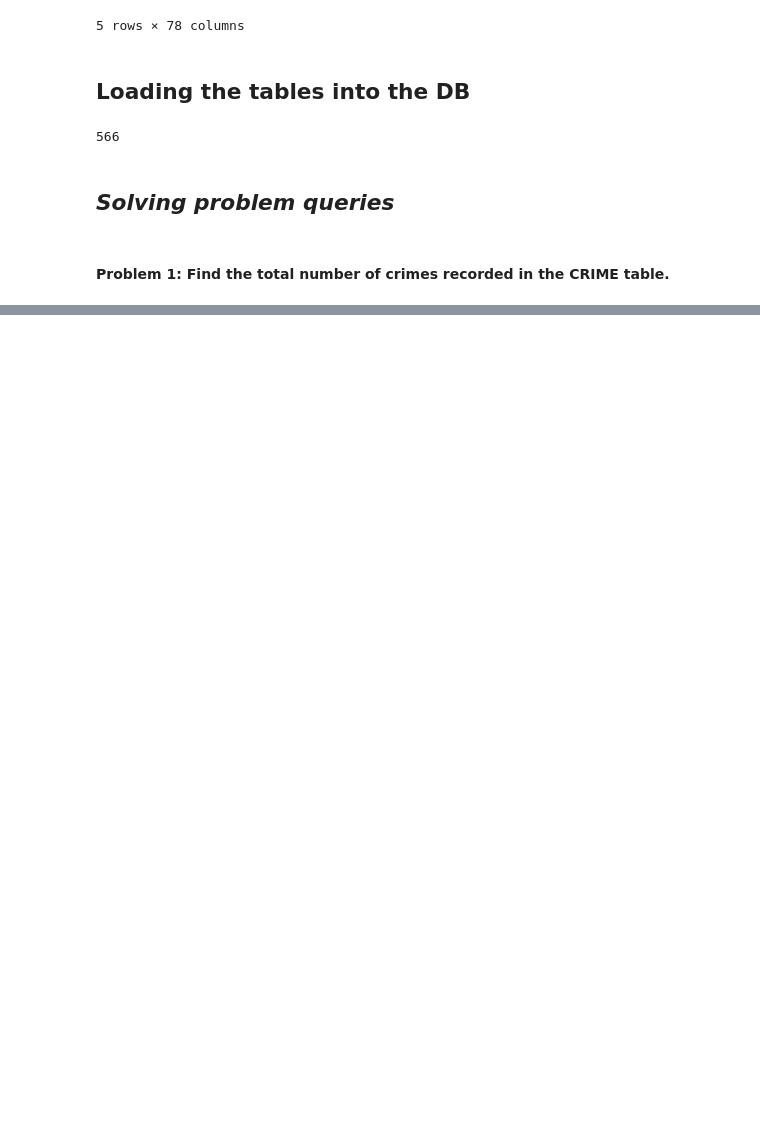
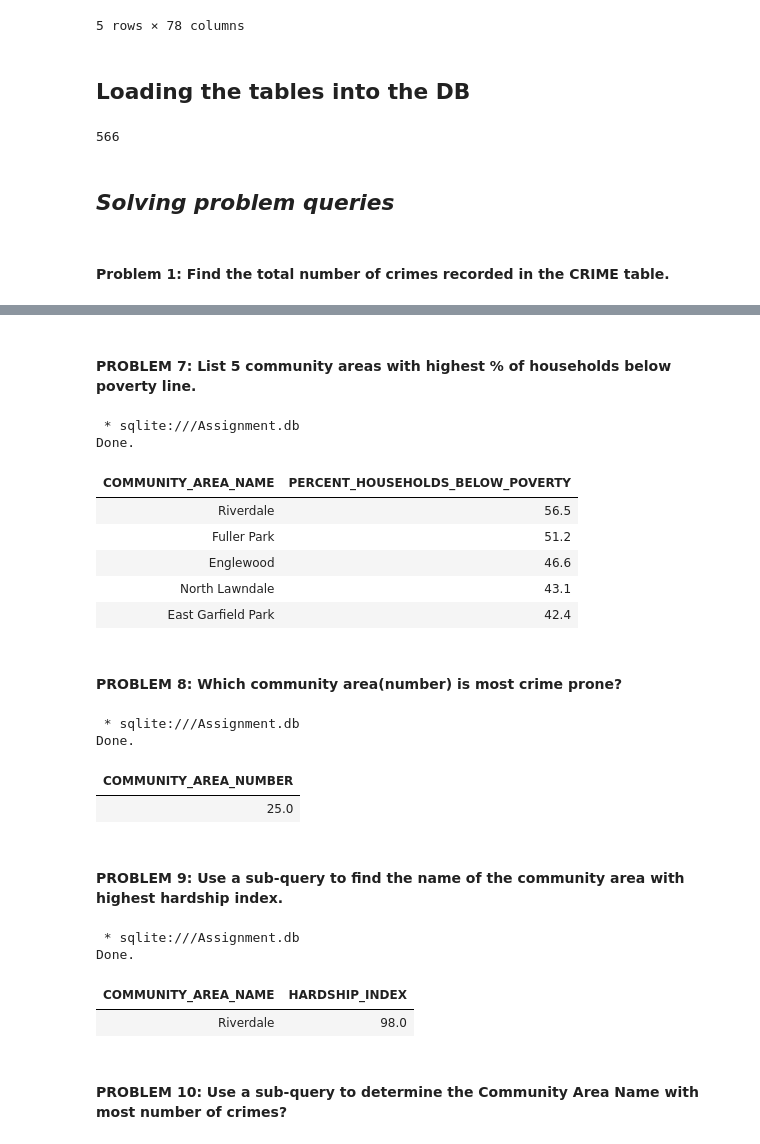
Before and after one commit to EmmanuelMald/IBM-Professional-Certificate-Data-Science, a Jupyter notebook: SQL/Assignment.ipynb, the cells around one changed output, grey strips where cells are left out. Cells and saved outputs as stored; diff of their text form; code cells hidden in the pictures; blank space fills up the shorter version.

```diff
--- a/SQL/Assignment.ipynb
+++ b/SQL/Assignment.ipynb
@@ -84,0 +184,43 @@ Done.
+# %% [markdown]
+#### **PROBLEM 7**: List 5 community areas with highest % of households below poverty line.
+# %%
+%%sql
+
+SELECT community_area_name,PERCENT_HOUSEHOLDS_BELOW_POVERTY FROM CENSUS_DATA
+ORDER BY PERCENT_HOUSEHOLDS_BELOW_POVERTY DESC
+LIMIT 5
+# %% [output]
+ * sqlite:///Assignment.db
+Done.
+| COMMUNITY_AREA_NAME | PERCENT_HOUSEHOLDS_BELOW_POVERTY |
+| Riverdale | 56.5 |
+| Fuller Park | 51.2 |
+| Englewood | 46.6 |
+| North Lawndale | 43.1 |
+| East Garfield Park | 42.4 |
+# %% [markdown]
+#### **PROBLEM 8**: Which community area(number) is most crime prone?
+# %%
+%%sql
+SELECT Community_Area_Number FROM CHICAGO_CRIME_DATA
+GROUP BY Community_Area_Number
+ORDER BY COUNT(Community_Area_Number) DESC
+LIMIT 1;
+# %% [output]
+ * sqlite:///Assignment.db
+Done.
+| COMMUNITY_AREA_NUMBER |
+| 25.0 |
+# %% [markdown]
+#### **PROBLEM 9**: Use a sub-query to find the name of the community area with highest hardship index.
+# %%
+%%sql
+SELECT Community_Area_Name, Hardship_Index FROM CENSUS_DATA
+WHERE Hardship_Index = (SELECT MAX(Hardship_Index) FROM CENSUS_DATA)
+# %% [output]
+ * sqlite:///Assignment.db
+Done.
+| COMMUNITY_AREA_NAME | HARDSHIP_INDEX |
+| Riverdale | 98.0 |
+# %% [markdown]
+#### **PROBLEM 10**: Use a sub-query to determine the Community Area Name with most number of crimes?
```
Also changed, not shown: parts of 16 cells of this notebook, 2 other files.
